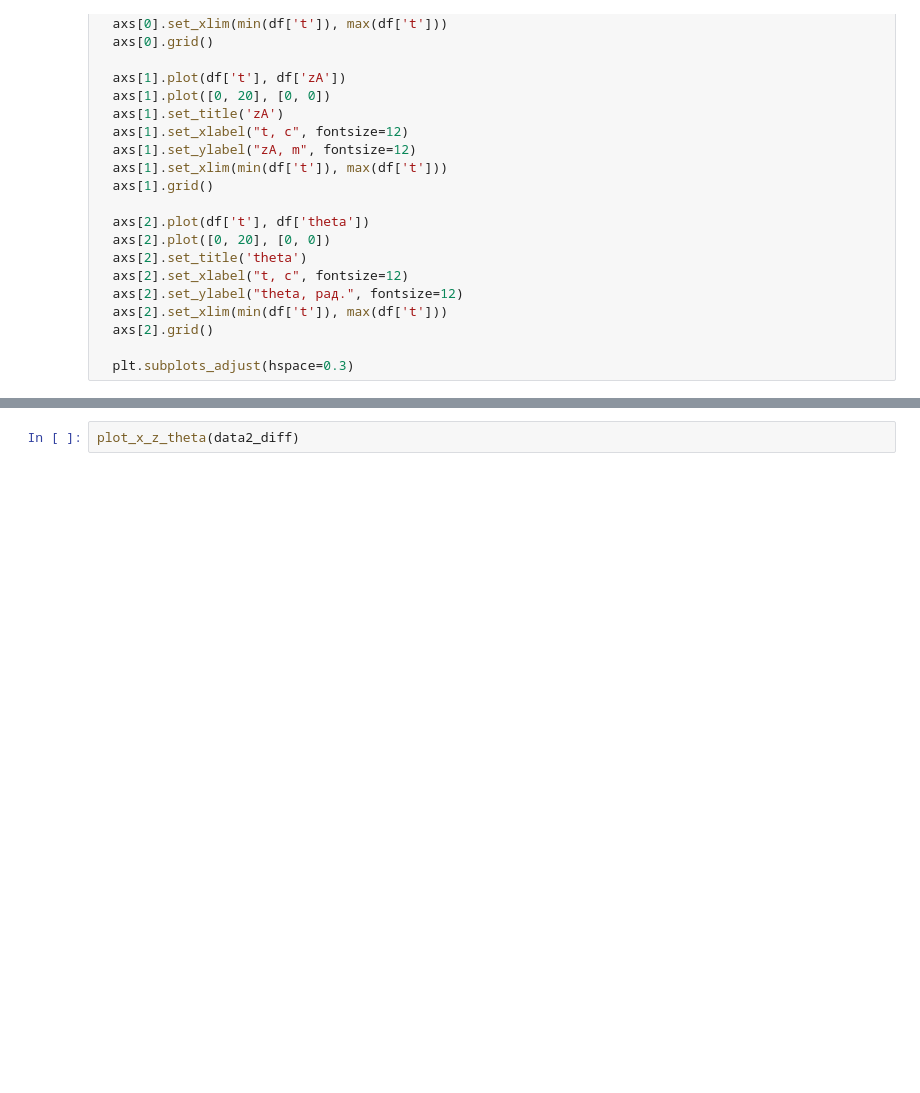
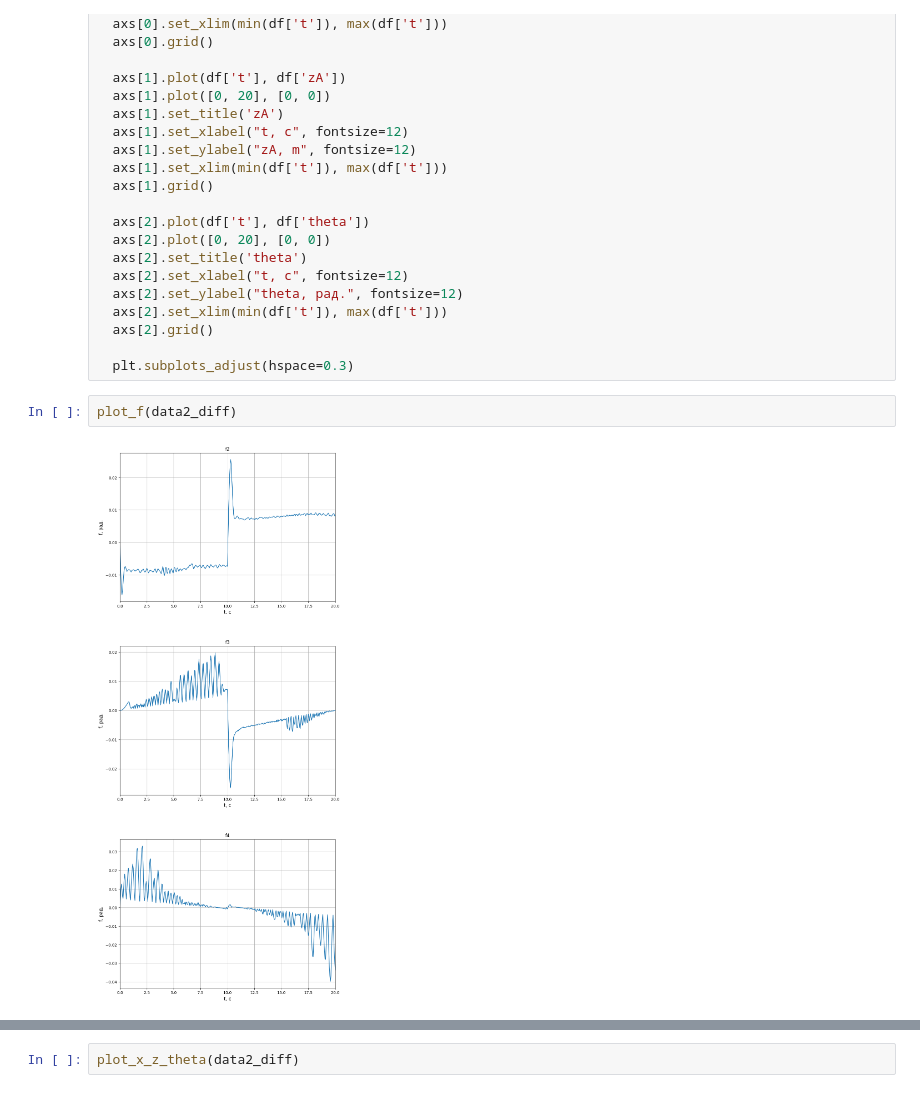
Before and after one commit to FKz11/study_mpei, a Jupyter notebook: lab234_out.ipynb, the cells around one changed output, grey strips where cells are left out. Cells and saved outputs as stored; diff of their text form; blank space fills up the shorter version.

```diff
--- a/lab234_out.ipynb
+++ b/lab234_out.ipynb
@@ -382,3 +382,7 @@ def plot_x_z_theta(df):
   axs[2].grid()
 
   plt.subplots_adjust(hspace=0.3)
+# %%
+plot_f(data2_diff)
+# %% [output]
+[figure, added]
```
Also changed, not shown: parts of 5 cells of this notebook.
